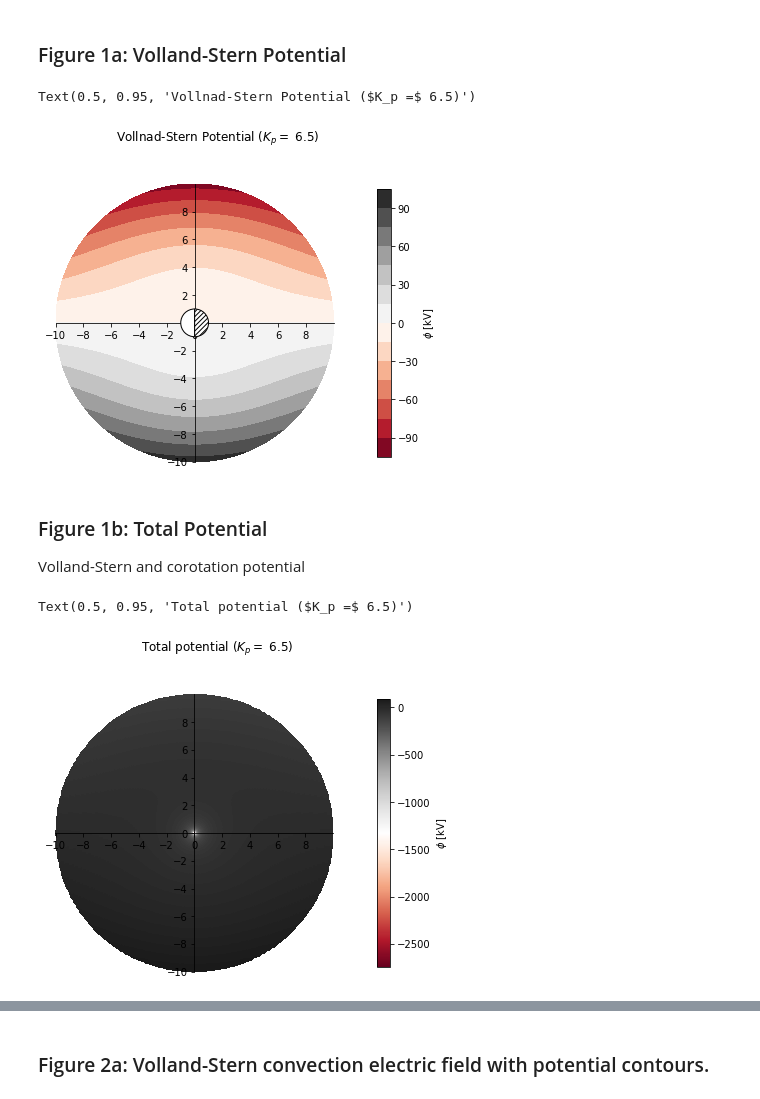
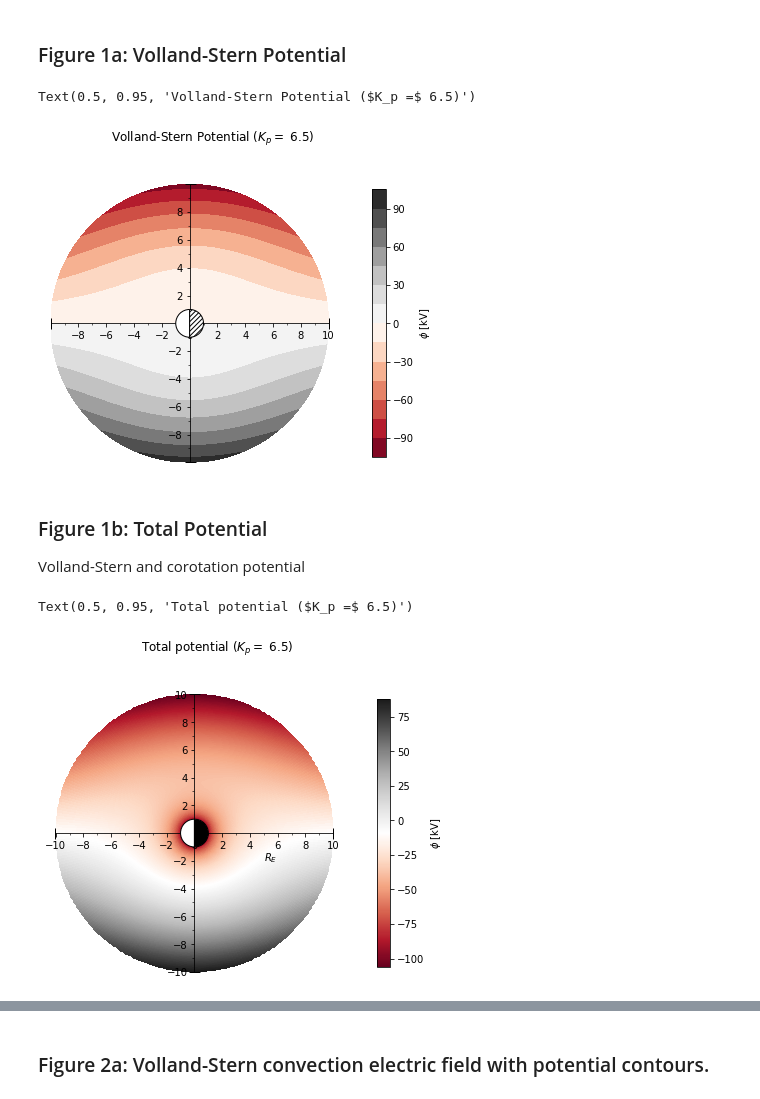
Before and after one commit to argallmr/imef, a Jupyter notebook: particle-tracing/electric-field/Volland-Stern.ipynb, the cells around one changed output, grey strips where cells are left out. Cells and saved outputs as stored; diff of their text form; code cells hidden in the pictures.

Commit message:
Fixed cor potential and updated plottools

```diff
--- a/particle-tracing/electric-field/Volland-Stern.ipynb
+++ b/particle-tracing/electric-field/Volland-Stern.ipynb
@@ -70,7 +71,7 @@ dr   = 300                      # incrementation
 # %%
 # create coordinate grids
 
-rn = np.linspace(0., rmax, dr)
+rn = np.linspace(RE, rmax, dr)
 pn = np.linspace(0., pmax, dr)
 
 r, phi = np.meshgrid(rn, pn)
@@ -188,7 +169,7 @@ fig, axes = plt.subplots(nrows=1, ncols=1, squeeze=False, figsize=(6,6))
 ax1 = axes[0, 0]
 
 # plot convection potential
-uplot = ax1.contourf(x, y, umap_new, levels = 12, cmap='RdGy')
+uplot = ax1.contourf(x, y, umap_new, levels = 12, cmap=cdiv)
 fig.colorbar(uplot, ax=ax1, pad=0.13, fraction=0.04, label="$\phi$ [kV]")
 
 # axis adjustment
@@ -198,18 +179,29 @@ ax1.set_aspect('equal')
 center_axis(ax1)
 
 # tick frequency
-ticks = np.arange(-lmax,lmax,2)
+ticks = np.arange(-lmax,lmax+1,2)
 plt.xticks(ticks)
 plt.yticks(ticks)
 
+# minor ticks
+ax1.minorticks_on()
+ax1.xaxis.set_minor_locator(MultipleLocator(1))
+ax1.yaxis.set_minor_locator(MultipleLocator(1))
+
+# endcaps on axis (source: Stack Overflow question 33737736)
+ax1.plot((1), (0), marker="|", ms=11, color="k", transform=ax1.get_yaxis_transform(), clip_on=False)
+ax1.plot((0), (1), marker="_", ms=11, color="k", transform=ax1.get_xaxis_transform(), clip_on=False)
+ax1.plot((0), (0), marker="|", ms=11, color="k", transform=ax1.get_yaxis_transform(), clip_on=False)
+ax1.plot((0), (0), marker="_", ms=11, color="k", transform=ax1.get_xaxis_transform(), clip_on=False)
+
 # draw earth
-draw_earth(ax1,1,style=True, zorder=10)
+draw_earth(ax1,1,style=True, zorder=3)
 
 # set title
-fig.suptitle(f"Vollnad-Stern Potential ($K_p =$ {kp})", y = 0.95)
+fig.suptitle(f"Volland-Stern Potential ($K_p =$ {kp})", y = 0.95)
 # %% [output]
-Text(0.5, 0.95, 'Vollnad-Stern Potential ($K_p =$ 6.5)')
+Text(0.5, 0.95, 'Volland-Stern Potential ($K_p =$ 6.5)')
-[figure, old version]
+[figure, new version]
 # %% [markdown]
 ### Figure 1b: Total Potential
 Volland-Stern and corotation potential
@@ -222,34 +214,48 @@ rscale = r/RE
 
 def sph_to_crt(r, phi):
     x = r * np.cos(phi)
     y = r * np.sin(phi)
     return(x, y)
 
 x, y = sph_to_crt(rscale,phi)
 
 fig, axes = plt.subplots(nrows=1, ncols=1, squeeze=False, figsize=(6,6))
 ax1 = axes[0, 0]
 
 # plot convection potential
-uplot = ax1.pcolormesh(x, y, utot_new, cmap='RdGy', shading='nearest')
+uplot = ax1.pcolormesh(x, y, utot_new, cmap=cdiv, shading='nearest')
 fig.colorbar(uplot, ax=ax1, pad=0.13, fraction=0.04, label="$\phi$ [kV]")
 
 # axis adjustment
 ax1.set_aspect('equal')
 
 # set center axis
 center_axis(ax1)
 
 # tick frequency
-ticks = np.arange(-lmax,lmax,2)
+ticks = np.arange(-lmax,lmax+1,2)
 plt.xticks(ticks)
 plt.yticks(ticks)
 
+# minor ticks
+ax1.minorticks_on()
+ax1.xaxis.set_minor_locator(MultipleLocator(1))
+ax1.yaxis.set_minor_locator(MultipleLocator(1))
+
+# endcaps on axis (source: Stack Overflow question 33737736)
+ax1.plot((1), (0), marker="|", ms=11, color="k", transform=ax1.get_yaxis_transform(), clip_on=False)
+ax1.plot((0), (1), marker="_", ms=11, color="k", transform=ax1.get_xaxis_transform(), clip_on=False)
+ax1.plot((0), (0), marker="|", ms=11, color="k", transform=ax1.get_yaxis_transform(), clip_on=False)
+ax1.plot((0), (0), marker="_", ms=11, color="k", transform=ax1.get_xaxis_transform(), clip_on=False)
+
+# axis special label
+ax1.text(5,-2,'$R_E$')
+
 # draw earth
-# draw_earth(ax1,1, zorder=10)
+draw_earth(ax1,1, zorder=10)
 
 # set title
 fig.suptitle(f"Total potential ($K_p =$ {kp})", y = 0.95)
 # %% [output]
 Text(0.5, 0.95, 'Total potential ($K_p =$ 6.5)')
-[figure, old version]
+[figure, new version]
```
Also changed, not shown: parts of 7 cells of this notebook, 1 other file.
